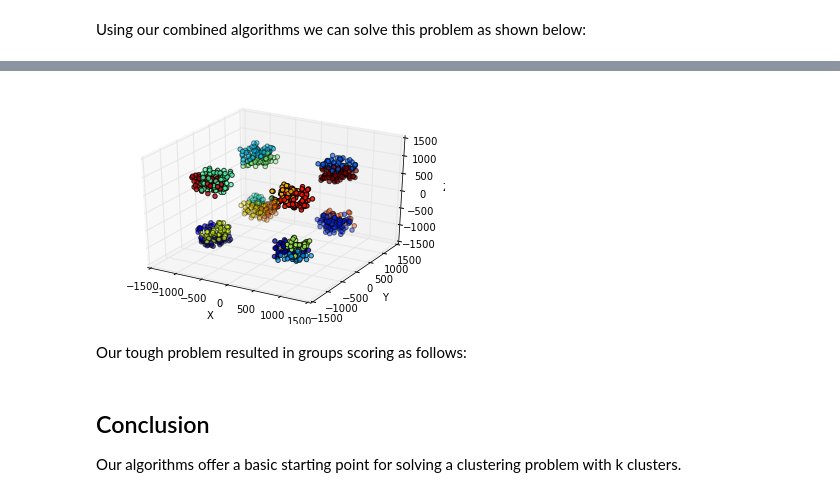
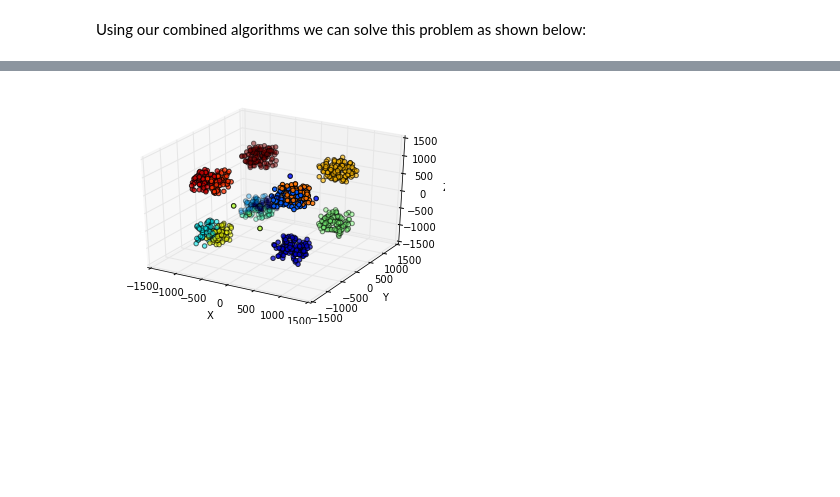
Before and after one commit to sbeleidy/406-AlgoBOWL, a Jupyter notebook: Demo.ipynb, the cells around one changed output, grey strips where cells are left out. Cells and saved outputs as stored; diff of their text form; code cells hidden in the pictures; blank space fills up the shorter version.

```diff
--- a/Demo.ipynb
+++ b/Demo.ipynb
@@ -82,7 +144,8 @@ plotSolutionSet(toughPoints)
 # %% [markdown]
 Using our combined algorithms we can solve this problem as shown below:
 # %%
-# Code may take a while to run
-toughScore, toughSet = useAlgorithm(randomStartingPointAlgorithm, toughN, toughK, toughPoints, 1000)
+# Code will take a while to run
+toughScore, toughSet, winner = solve(toughN, toughK, toughPoints)
+print("The winning algorithm was {} with a score of: {}".format(winner, toughScore))
 plotSolutionSet(toughPoints, toughSet)
 # %% [output]
@@ -89,7 +161 @@ plotSolutionSet(toughPoints, toughSet)
-[figure, old version]
+[figure, new version]
-# %% [markdown]
-Our tough problem resulted in groups scoring as follows:
-# %% [markdown]
-## Conclusion
-
-Our algorithms offer a basic starting point for solving a clustering problem with k clusters.
```
Also changed, not shown: parts of 27 cells of this notebook, 2 other files.
